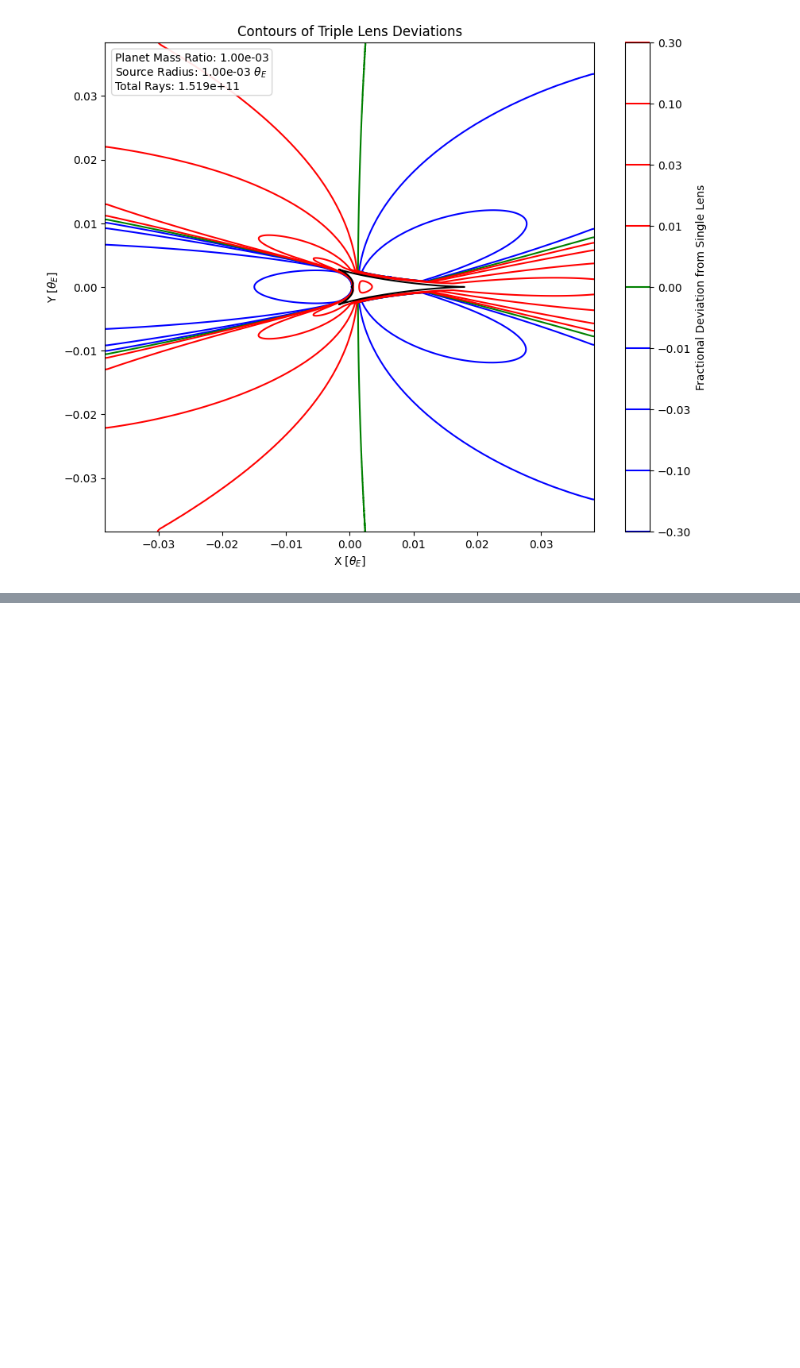
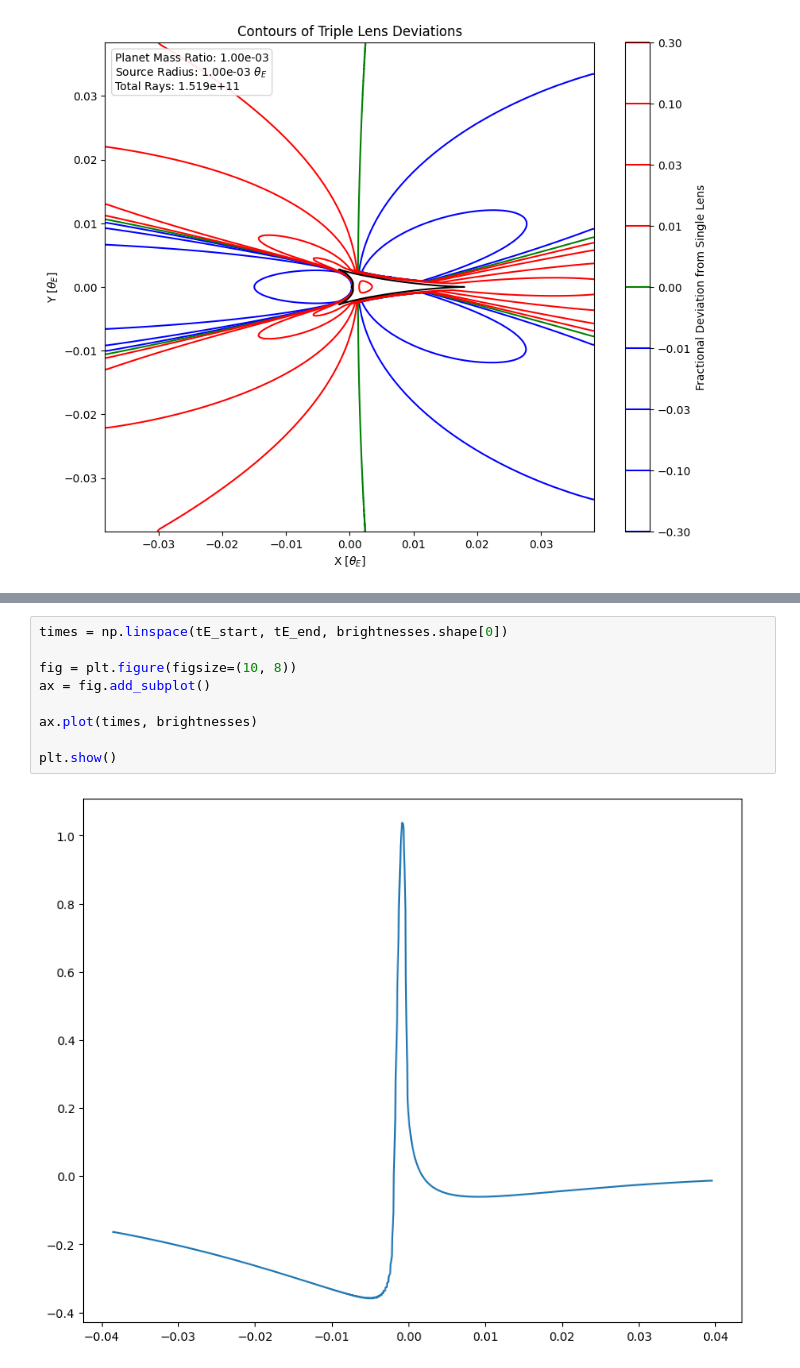
Before and after one commit to saividyud/NBLens, a Jupyter notebook: Unity/Analysis 6-4/Analysis_6-4.ipynb, the cells around one changed output, grey strips where cells are left out. Saved outputs shown, nothing was run; the diff lists cells and outputs as text; blank space fills up the shorter version.

```diff
--- a/Unity/Analysis 6-4/Analysis_6-4.ipynb
+++ b/Unity/Analysis 6-4/Analysis_6-4.ipynb
@@ -233,3 +182,14 @@ plt.show()
+# %%
+times = np.linspace(tE_start, tE_end, brightnesses.shape[0])
+
+fig = plt.figure(figsize=(10, 8))
+ax = fig.add_subplot()
+
+ax.plot(times, brightnesses)
+
+plt.show()
+# %% [output]
+[figure, added]
 # %%
 # Impact parameter
 u = 0.01
```
Also changed, not shown: parts of 5 cells of this notebook, 1 other file.
